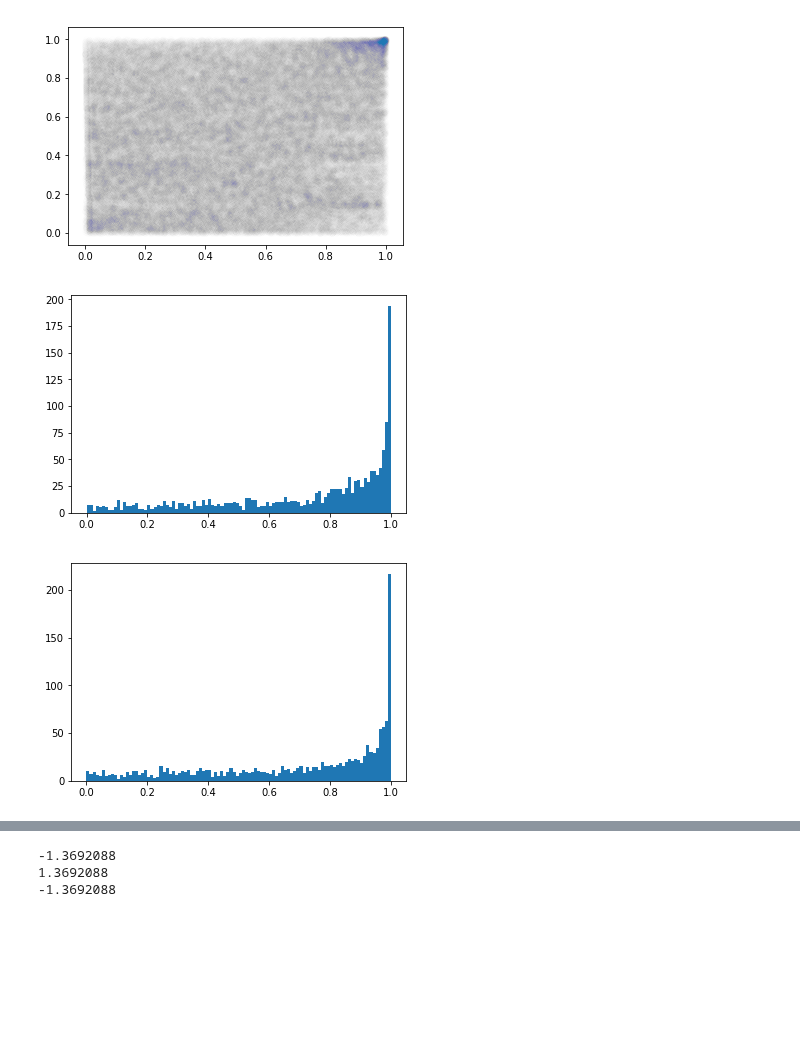
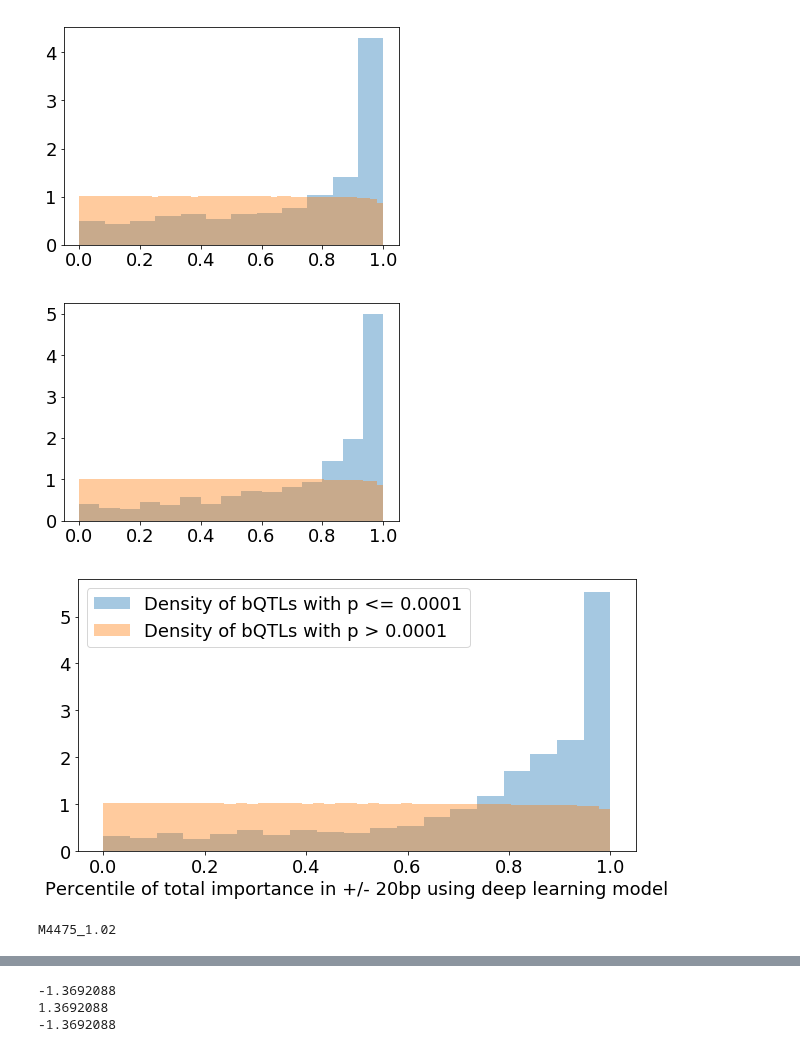
Before and after one commit to kundajelab/tfmodisco_bio_experiments, a Jupyter notebook: av_sandbox/bQTLs/SPI1 bQTL DeepLIFT vs CISBP analysis.ipynb, the cells around one changed output, grey strips where cells are left out. Cells and saved outputs as stored; diff of their text form; code cells hidden in the pictures; blank space fills up the shorter version.

Commit message:
nice bqtl enrichment plots

```diff
--- a/av_sandbox/bQTLs/SPI1 bQTL DeepLIFT vs CISBP analysis.ipynb
+++ b/av_sandbox/bQTLs/SPI1 bQTL DeepLIFT vs CISBP analysis.ipynb
@@ -120,19 +185,64 @@ def percentile_normalize(vals):
 percnormed_bqtl_hypcontrib_delta = percentile_normalize(np.abs(bqtl_hypcontrib_delta))
 percnormed_bqtl_nearby_importance = percentile_normalize(bqtl_nearby_importance)
 percnormed_bqtl_neglog10_pvalues = percentile_normalize(bqtl_neglog10_pvalues)
-percnormed_min_hypcontrib_nearbyimp_percentile = percentile_normalize(np.minimum(percnormed_bqtl_nearby_importance,
-                                                                                 percnormed_bqtl_hypcontrib_delta))
+percnormed_prod_hypcontrib_nearbyimp_percentile = percentile_normalize(percnormed_bqtl_nearby_importance
+                                                                       *percnormed_bqtl_hypcontrib_delta)
+percnormed_bqtl_pwm_scores = dict([(pwm_name, percentile_normalize(bqtl_pwm_scores[pwm_name]))
+                              for pwm_name in bqtl_pwm_scores])
-# %%
-plt.scatter(percnormed_min_hypcontrib_nearbyimp_percentile,
-            percnormed_bqtl_neglog10_pvalues, alpha=0.003)
-plt.show()
-# %% [output]
-[figure, removed]
-# %%
-plt.hist(percnormed_min_hypcontrib_nearbyimp_percentile[bqtl_neglog10_pvalues > 4], bins=100)
-plt.show()
-plt.hist(percnormed_bqtl_hypcontrib_delta[bqtl_neglog10_pvalues > 4], bins=100)
-plt.show()
-# %% [output]
-[figure, removed]
-[figure, removed]
+# %%
+import seaborn as sns
+#plt.hist(percnormed_min_hypcontrib_nearbyimp_percentile[bqtl_neglog10_pvalues > 4], bins=100)
+#plt.show()
+
+import matplotlib
+
+font = {'size'   : 18}
+matplotlib.rc('font', **font)
+
+sns.distplot(percnormed_bqtl_hypcontrib_delta[bqtl_neglog10_pvalues >= 4], kde=False, norm_hist=True)
+sns.distplot(percnormed_bqtl_hypcontrib_delta[bqtl_neglog10_pvalues < 4], kde=False, norm_hist=True)
+plt.show()
+
+
+sns.distplot(percnormed_prod_hypcontrib_nearbyimp_percentile[bqtl_neglog10_pvalues >= 4], kde=False, norm_hist=True)
+sns.distplot(percnormed_prod_hypcontrib_nearbyimp_percentile[bqtl_neglog10_pvalues < 4], kde=False, norm_hist=True)
+plt.show()
+
+handles = []
+plt.figure(figsize=(10,5))
+handles.append(sns.distplot(percnormed_bqtl_nearby_importance[bqtl_neglog10_pvalues >= 4], kde=False, norm_hist=True))
+handles.append(sns.distplot(percnormed_bqtl_nearby_importance[bqtl_neglog10_pvalues < 4], kde=False, norm_hist=True))
+plt.legend(handles, labels=["Density of bQTLs with p <= 0.0001", "Density of bQTLs with p > 0.0001"])
+plt.xlabel("Percentile of total importance in +/- 20bp using deep learning model")
+plt.show()
+
+#handles = []
+#plt.figure(figsize=(10,5))
+#handles.append(sns.distplot(bqtl_nearby_importance[bqtl_neglog10_pvalues >= 4], kde=False, norm_hist=True))
+#handles.append(sns.distplot(bqtl_nearby_importance[bqtl_neglog10_pvalues < 4], kde=False, norm_hist=True))
+#plt.legend(handles, labels=["Density of bQTLs with p <= 0.0001", "Density of bQTLs with p > 0.0001"])
+#plt.xlabel("Total importance in +/- 20bp using deep learning model")
+#plt.show()
+
+for pwm_name in percnormed_pwm_scores:
+    print(pwm_name)
+    handles = []
+    plt.figure(figsize=(10,5))
+    handles.append(sns.distplot(percnormed_bqtl_pwm_scores[pwm_name][bqtl_neglog10_pvalues >= 4], kde=False, norm_hist=True))
+    handles.append(sns.distplot(percnormed_bqtl_pwm_scores[pwm_name][bqtl_neglog10_pvalues < 4], kde=False, norm_hist=True))
+    plt.legend(handles, labels=["Density of bQTLs with p <= 0.0001", "Density of bQTLs with p > 0.0001"])
+    plt.xlabel("Percentile of maximum SPI1 motif score in +/- 20bp")
+    plt.show()
+
+    #handles = []
+    #plt.figure(figsize=(10,5))
+    #handles.append(sns.distplot(bqtl_pwm_scores[pwm_name][bqtl_neglog10_pvalues >= 4], kde=False, norm_hist=True))
+    #handles.append(sns.distplot(bqtl_pwm_scores[pwm_name][bqtl_neglog10_pvalues < 4], kde=False, norm_hist=True))
+    #plt.legend(handles, labels=["Density of bQTLs with p <= 0.0001", "Density of bQTLs with p > 0.0001"])
+    #plt.xlabel("Maximum SPI1 motif score in +/- 20bp")
+    #plt.show()
+# %% [output]
+[figure, added]
+[figure, added]
+[figure, added]
+M4475_1.02
```
Also changed, not shown: parts of 9 cells of this notebook.
